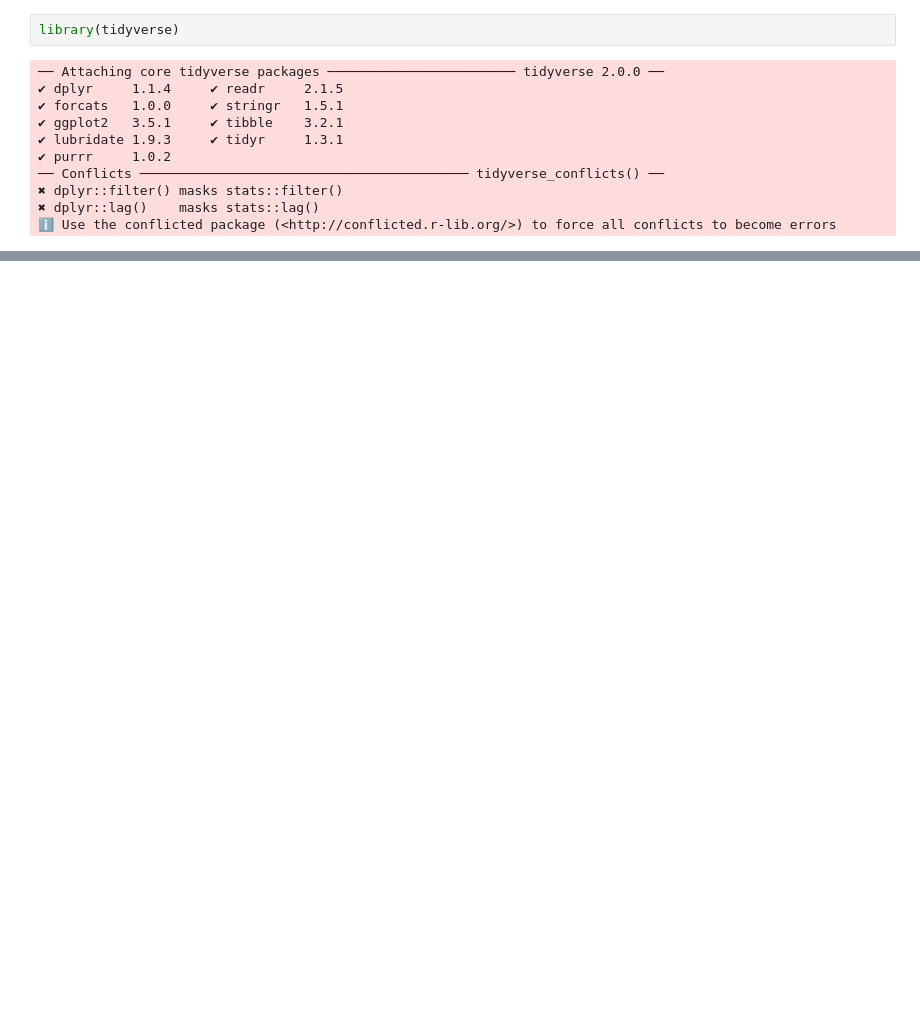
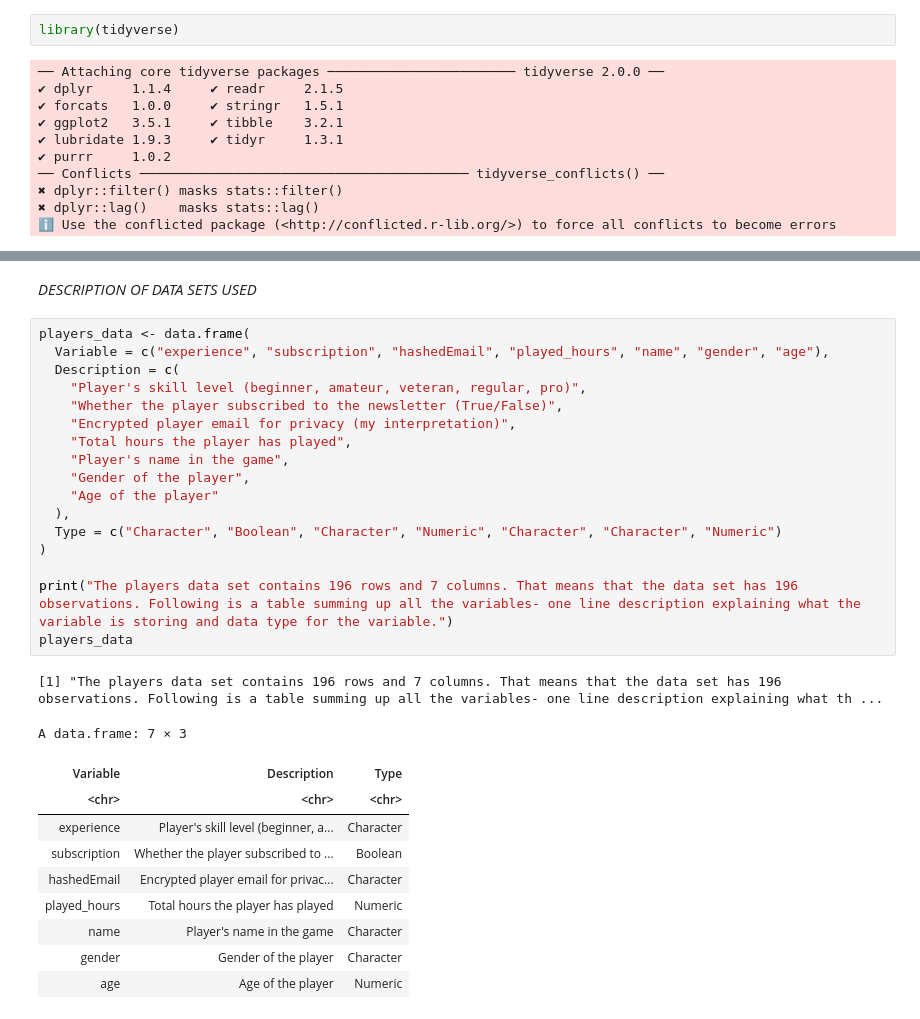
Before and after one commit to kvnwad/dsci-100-2024w2-group-19, a Jupyter notebook: group_19.ipynb, the cells around one changed output, grey strips where cells are left out. Saved outputs shown, nothing was run; the diff lists cells and outputs as text; blank space fills up the shorter version.

```diff
--- a/group_19.ipynb
+++ b/group_19.ipynb
@@ -40,0 +91,31 @@ dbl (2): original_start_time, original_end_time
+# %% [markdown]
+*DESCRIPTION OF DATA SETS USED*
+# %%
+players_data <- data.frame(
+  Variable = c("experience", "subscription", "hashedEmail", "played_hours", "name", "gender", "age"),
+  Description = c(
+    "Player's skill level (beginner, amateur, veteran, regular, pro)",
+    "Whether the player subscribed to the newsletter (True/False)",
+    "Encrypted player email for privacy (my interpretation)",
+    "Total hours the player has played",
+    "Player's name in the game",
+    "Gender of the player",
+    "Age of the player"
+  ),
+  Type = c("Character", "Boolean", "Character", "Numeric", "Character", "Character", "Numeric")
+)
+
+print("The players data set contains 196 rows and 7 columns. That means that the data set has 196 observations. Following is a table summing up all the variables- one line description explaining what the variable is storing and data type for the variable.")
+players_data
+# %% [output]
+[1] "The players data set contains 196 rows and 7 columns. That means that the data set has 196 observations. Following is a table summing up all the variables- one line description explaining what th ...
+A data.frame: 7 × 3
+| Variable | Description | Type |
+| <chr> | <chr> | <chr> |
+| experience | Player's skill level (beginner, a... | Character |
+| subscription | Whether the player subscribed to ... | Boolean |
+| hashedEmail | Encrypted player email for privac... | Character |
+| played_hours | Total hours the player has played | Numeric |
+| name | Player's name in the game | Character |
+| gender | Gender of the player | Character |
+| age | Age of the player | Numeric |
```
Also changed, not shown: parts of 5 cells of this notebook.
